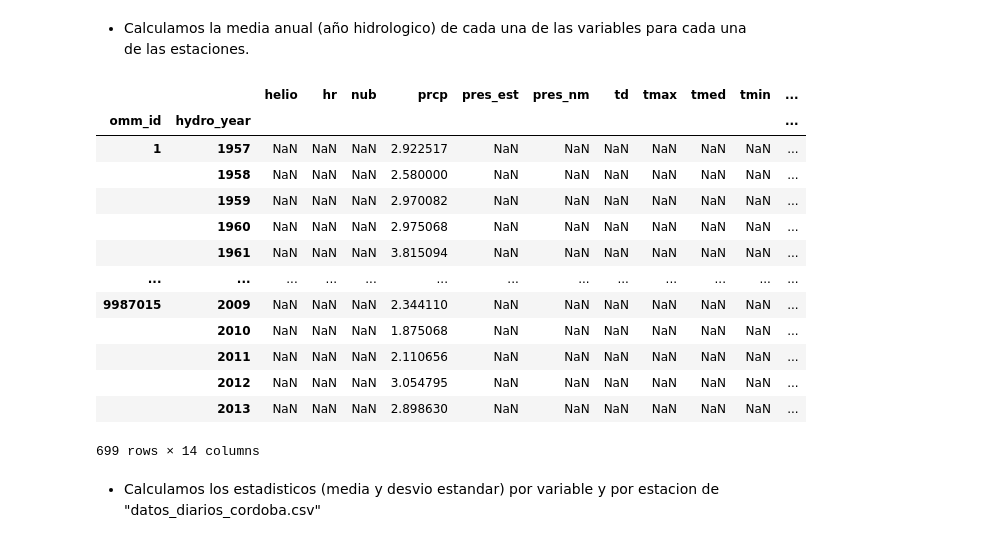
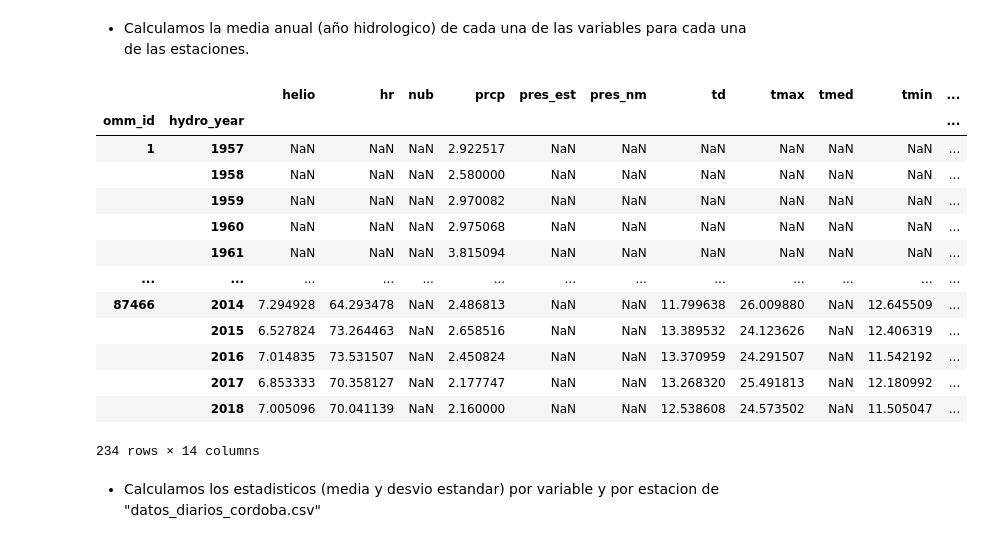
Before and after one commit to serantux/M_Predi_Lluvias_Extremas_10, a Jupyter notebook: TP2_Balbuena_Serrantes_Fonnegra_Velazquez.ipynb, the cells around one changed output. Drawn from its saved outputs; the diff is of its cells as text; code cells hidden in the pictures.

```diff
--- a/TP2_Balbuena_Serrantes_Fonnegra_Velazquez.ipynb
+++ b/TP2_Balbuena_Serrantes_Fonnegra_Velazquez.ipynb
@@ -566,0 +569,3 @@ datos_dcor
+# %%
+datos_dcor_filtered = datos_dcor.query('omm_id == 1|omm_id == 87349|omm_id==87453|omm_id==87466')
+datos_dcor_filtered
@@ -569,28 +588,28 @@ datos_dcor
 # %%
 not_var_cols = ['fecha', 'id', 'omm_id', 'hydro_year']
 var_cols = [c for c in datos_dcor.columns if c not in not_var_cols]
-datos_dcor_var = datos_dcor[var_cols]
+datos_dcor_var = datos_dcor_filtered[var_cols]
 datos_dcor_var_mean = pd.DataFrame()
 
 for col in var_cols:
-  datos_dcor_var_mean[col] = datos_dcor.groupby(['omm_id','hydro_year'])[col].mean()
+  datos_dcor_var_mean[col] = datos_dcor_filtered.groupby(['omm_id','hydro_year'])[col].mean()
 
 datos_dcor_var_mean
 # %% [output]
 |  |  | helio | hr | nub | prcp | pres_est | pres_nm | td | tmax | tmed | tmin | ... |
 | omm_id | hydro_year |  |  |  |  |  |  |  |  |  |  | ... |
 | 1 | 1957 | NaN | NaN | NaN | 2.922517 | NaN | NaN | NaN | NaN | NaN | NaN | ... |
 |  | 1958 | NaN | NaN | NaN | 2.580000 | NaN | NaN | NaN | NaN | NaN | NaN | ... |
 |  | 1959 | NaN | NaN | NaN | 2.970082 | NaN | NaN | NaN | NaN | NaN | NaN | ... |
 |  | 1960 | NaN | NaN | NaN | 2.975068 | NaN | NaN | NaN | NaN | NaN | NaN | ... |
 |  | 1961 | NaN | NaN | NaN | 3.815094 | NaN | NaN | NaN | NaN | NaN | NaN | ... |
 | ... | ... | ... | ... | ... | ... | ... | ... | ... | ... | ... | ... | ... |
-| 9987015 | 2009 | NaN | NaN | NaN | 2.344110 | NaN | NaN | NaN | NaN | NaN | NaN | ... |
-|  | 2010 | NaN | NaN | NaN | 1.875068 | NaN | NaN | NaN | NaN | NaN | NaN | ... |
-|  | 2011 | NaN | NaN | NaN | 2.110656 | NaN | NaN | NaN | NaN | NaN | NaN | ... |
-|  | 2012 | NaN | NaN | NaN | 3.054795 | NaN | NaN | NaN | NaN | NaN | NaN | ... |
-|  | 2013 | NaN | NaN | NaN | 2.898630 | NaN | NaN | NaN | NaN | NaN | NaN | ... |
+| 87466 | 2014 | 7.294928 | 64.293478 | NaN | 2.486813 | NaN | NaN | 11.799638 | 26.009880 | NaN | 12.645509 | ... |
+|  | 2015 | 6.527824 | 73.264463 | NaN | 2.658516 | NaN | NaN | 13.389532 | 24.123626 | NaN | 12.406319 | ... |
+|  | 2016 | 7.014835 | 73.531507 | NaN | 2.450824 | NaN | NaN | 13.370959 | 24.291507 | NaN | 11.542192 | ... |
+|  | 2017 | 6.853333 | 70.358127 | NaN | 2.177747 | NaN | NaN | 13.268320 | 25.491813 | NaN | 12.180992 | ... |
+|  | 2018 | 7.005096 | 70.041139 | NaN | 2.160000 | NaN | NaN | 12.538608 | 24.573502 | NaN | 11.505047 | ... |
-699 rows × 14 columns
+234 rows × 14 columns
 # %% [markdown]
 * Calculamos los estadisticos (media y desvio estandar) por variable y por estacion de "datos_diarios_cordoba.csv"
 # %%
```
Also changed, not shown: parts of 5 cells of this notebook.
